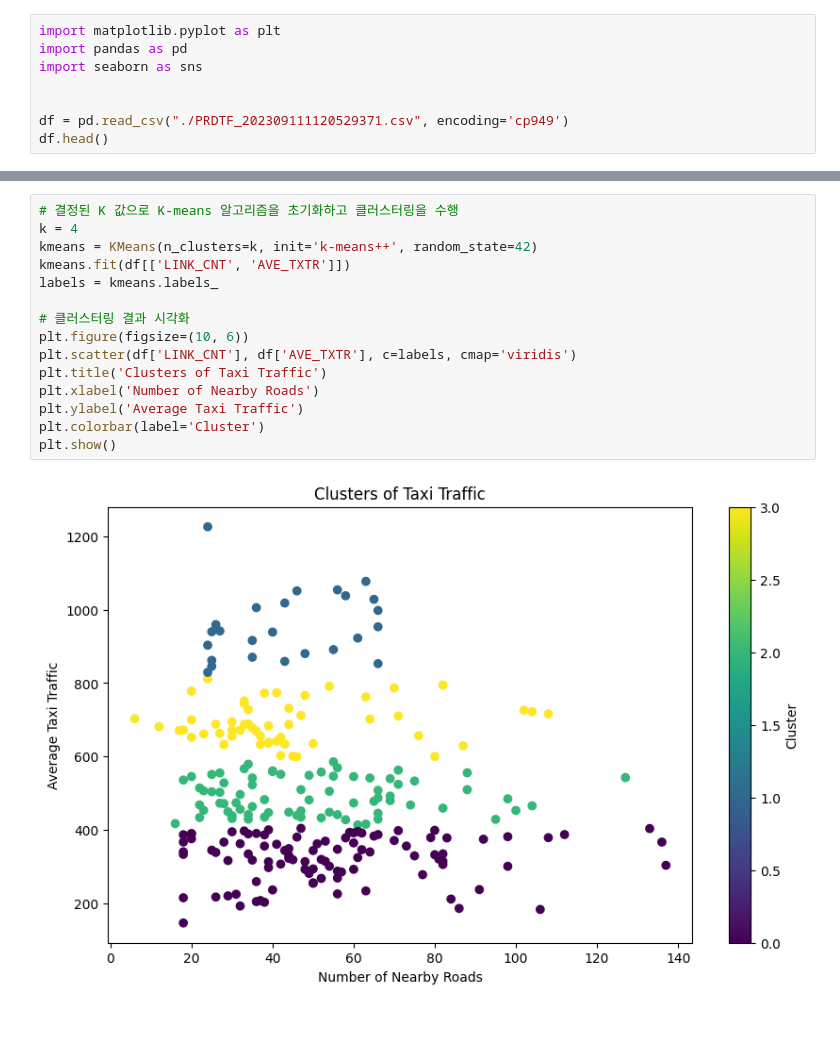
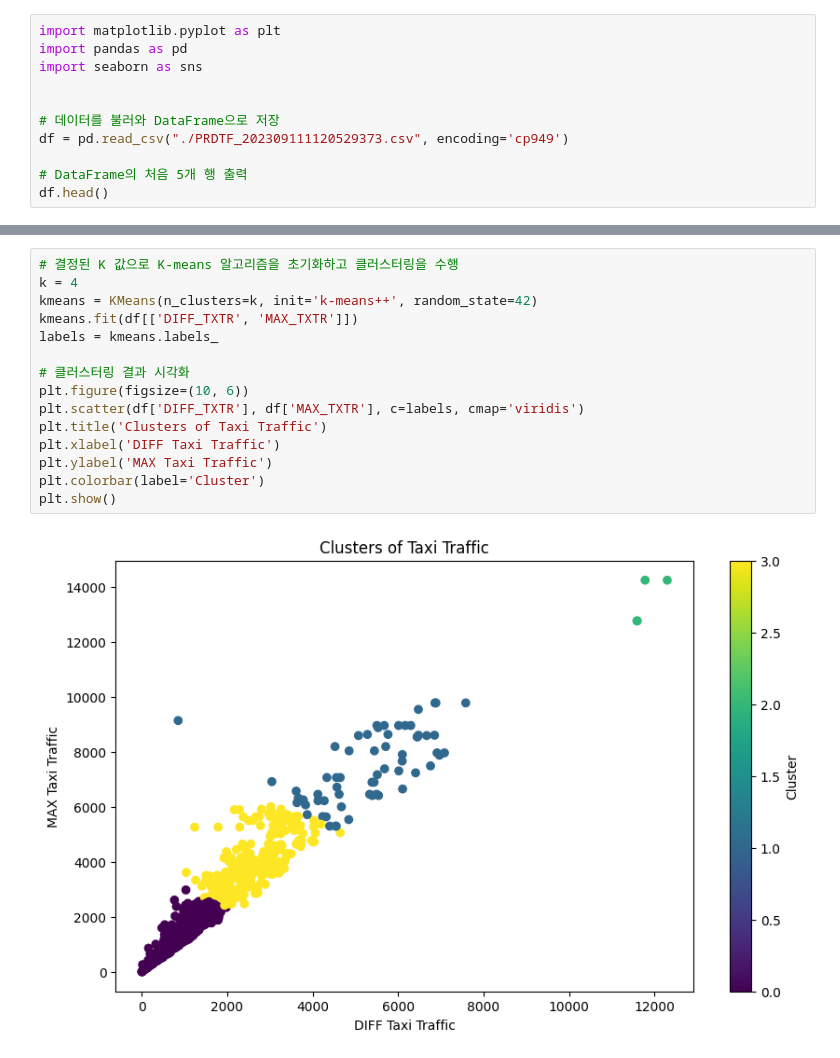
Before and after one commit to Konkuk-Univ-Glocal-Campus/ml202401-midterm-KIMSEOKWON00, a Jupyter notebook: main.ipynb, the cells around one changed output, grey strips where cells are left out. Saved outputs shown, nothing was run; the diff lists cells and outputs as text; blank space fills up the shorter version.

```diff
--- a/main.ipynb
+++ b/main.ipynb
@@ -4,6 +39,9 @@ import pandas as pd
 import seaborn as sns
 
 
-df = pd.read_csv("./PRDTF_202309111120529371.csv", encoding='cp949')
+# 데이터를 불러와 DataFrame으로 저장
+df = pd.read_csv("./PRDTF_202309111120529373.csv", encoding='cp949')
+
+# DataFrame의 처음 5개 행 출력
 df.head()
 # %% [output]
@@ -40,17 +78,17 @@ plt.show()
 # %%
 # 결정된 K 값으로 K-means 알고리즘을 초기화하고 클러스터링을 수행
 k = 4
 kmeans = KMeans(n_clusters=k, init='k-means++', random_state=42)
-kmeans.fit(df[['LINK_CNT', 'AVE_TXTR']])
+kmeans.fit(df[['DIFF_TXTR', 'MAX_TXTR']])
 labels = kmeans.labels_
 
 # 클러스터링 결과 시각화
 plt.figure(figsize=(10, 6))
-plt.scatter(df['LINK_CNT'], df['AVE_TXTR'], c=labels, cmap='viridis')
+plt.scatter(df['DIFF_TXTR'], df['MAX_TXTR'], c=labels, cmap='viridis')
 plt.title('Clusters of Taxi Traffic')
-plt.xlabel('Number of Nearby Roads')
-plt.ylabel('Average Taxi Traffic')
+plt.xlabel('DIFF Taxi Traffic')
+plt.ylabel('MAX Taxi Traffic')
 plt.colorbar(label='Cluster')
 plt.show()
 # %% [output]
-[figure, old version]
+[figure, new version]
```
Also changed, not shown: parts of 6 cells of this notebook.
